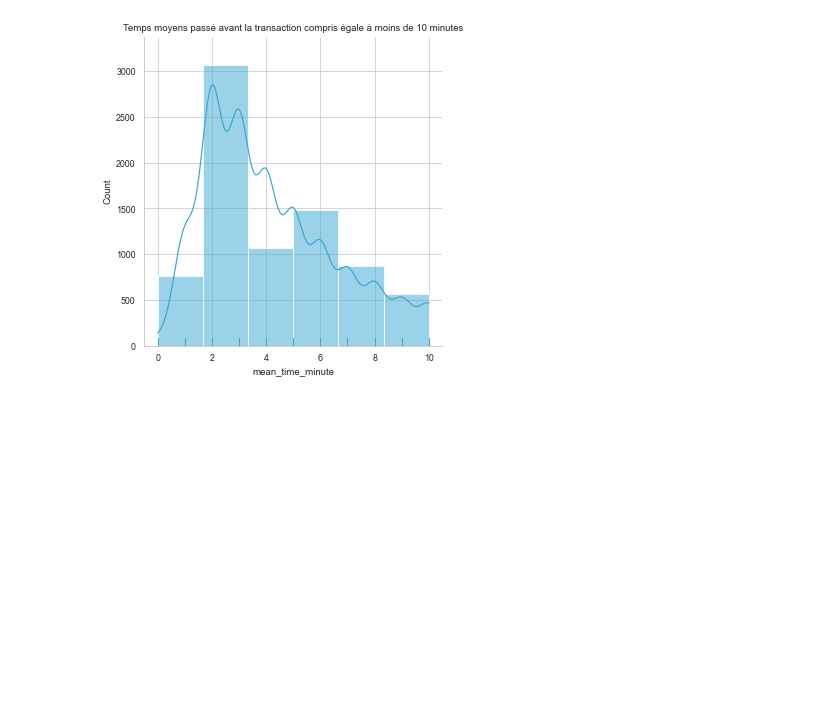
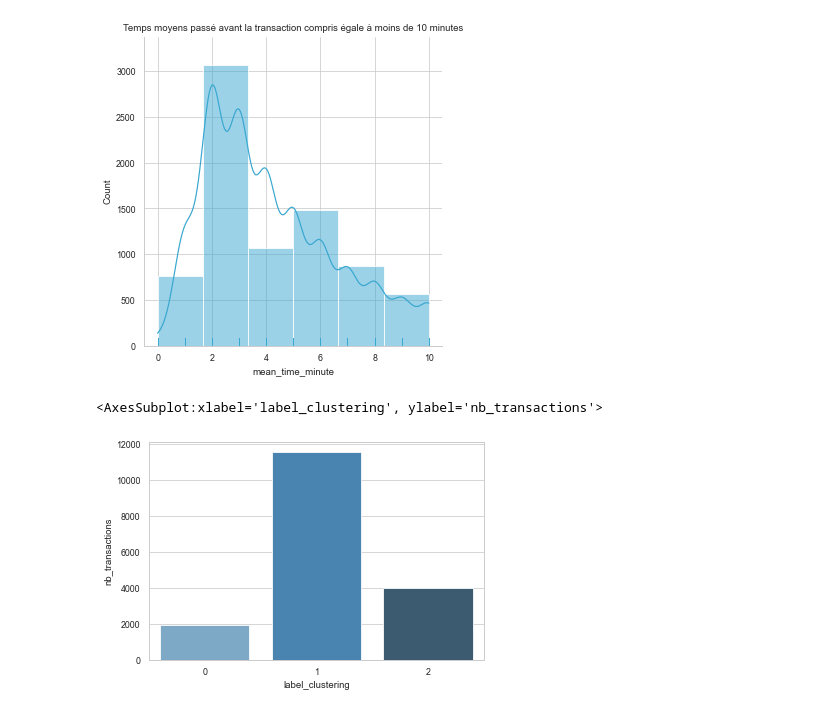
Before and after one commit to soopajot/eCommerce_Customer_Behavior, a Jupyter notebook: Soo_Historiques_Visitors_Transactions_Events.ipynb, the cells around one changed output. Drawn from its saved outputs; the diff is of its cells as text; code cells hidden in the pictures; blank space fills up the shorter version.

Commit message:
clustering

```diff
--- a/Soo_Historiques_Visitors_Transactions_Events.ipynb
+++ b/Soo_Historiques_Visitors_Transactions_Events.ipynb
@@ -178,0 +177,6 @@ plt.boxplot([np.arange(0,24,1), round(time_mean_transaction['mean_time_second']/
+# %%
+# Barplot
+sns.barplot(x=group_label_clustering.index, y=group_label_clustering['nb_transactions'], data=group_label_clustering, palette="Blues_d")
+# %% [output]
+<AxesSubplot:xlabel='label_clustering', ylabel='nb_transactions'>
+[figure, added]
```
Also changed, not shown: parts of 2 cells of this notebook.
